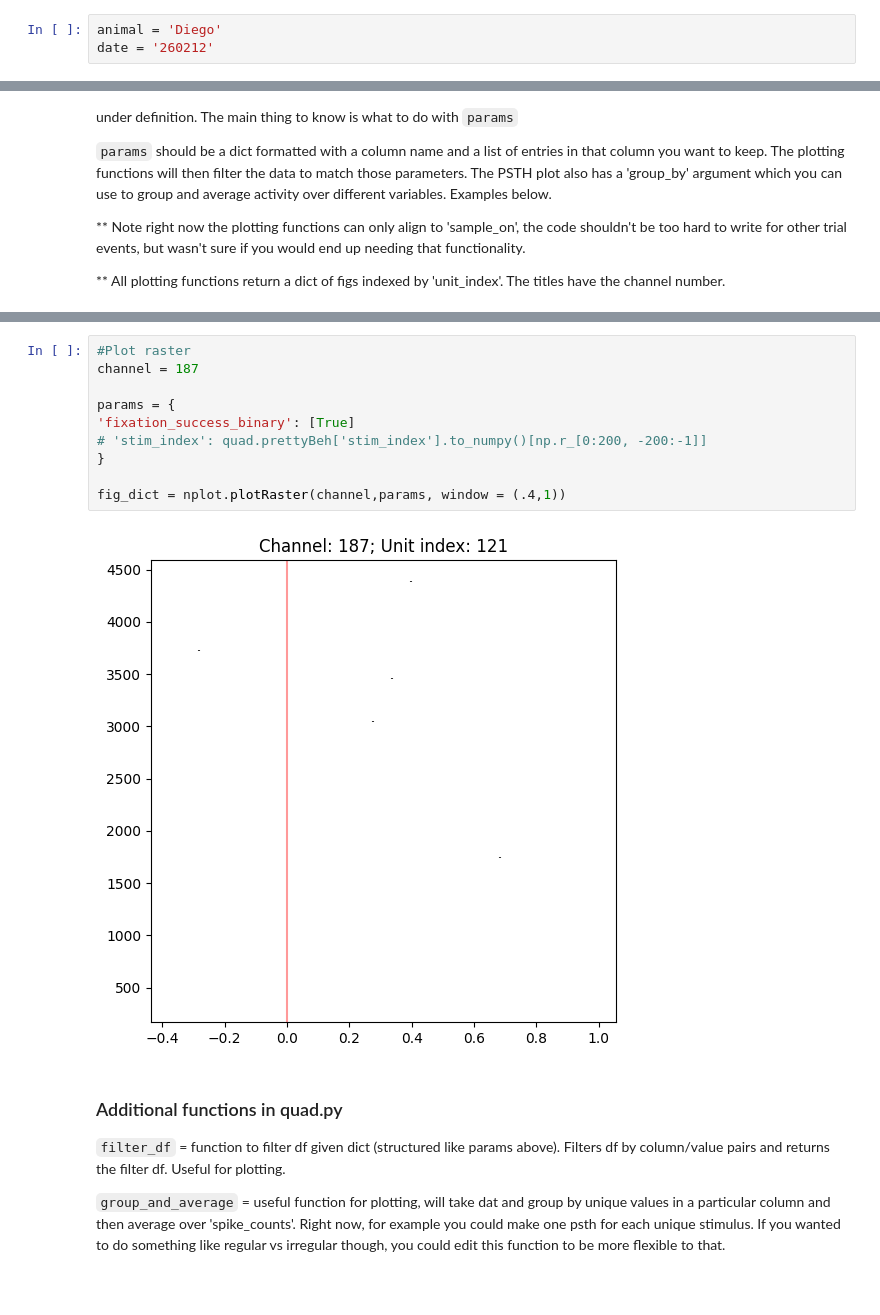
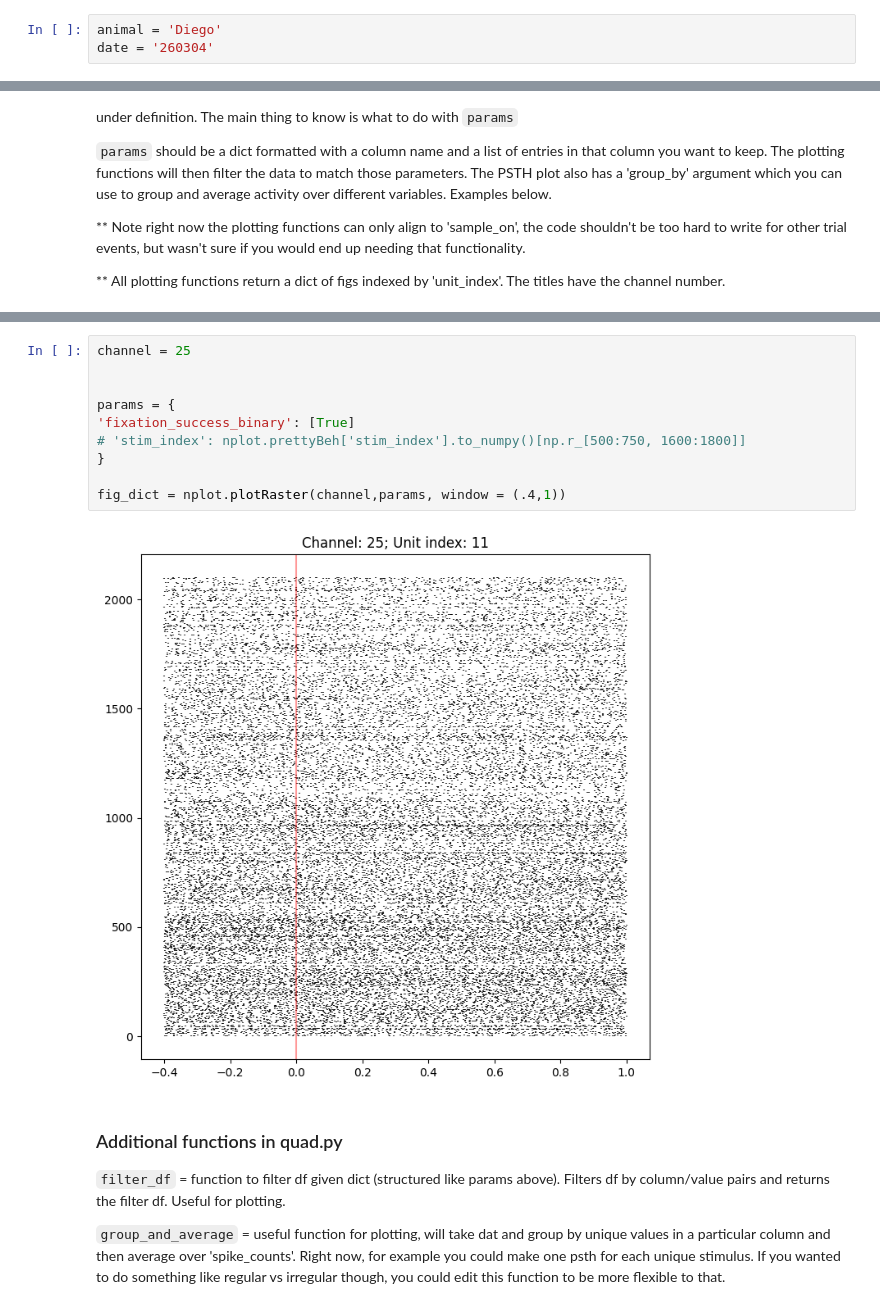
Before and after one commit to danhan51/neuralplot, a Jupyter notebook: neuralplot_nb.ipynb, the cells around one changed output, grey strips where cells are left out. Cells and saved outputs as stored; diff of their text form.

```diff
--- a/neuralplot_nb.ipynb
+++ b/neuralplot_nb.ipynb
@@ -22,6 +20,6 @@ read from t=0s to t=6441.96s
 # %%
 animal = 'Diego'
-date = '260212'
+date = '260304'
 # %%
 #NOTE: Change paths to local dirs in this function >>
 nplot = loadNeuralplot(animal, date)
@@ -134,15 +130,15 @@ fig_dict = nplot.plotPSTH(channel, params, group_by='fixation_success_binary', w
 # %%
-#Plot raster
-channel = 187
+channel = 25
+
 
 params = {
 'fixation_success_binary': [True]
-# 'stim_index': quad.prettyBeh['stim_index'].to_numpy()[np.r_[0:200, -200:-1]]
+# 'stim_index': nplot.prettyBeh['stim_index'].to_numpy()[np.r_[500:750, 1600:1800]]
 }
 
 fig_dict = nplot.plotRaster(channel,params, window = (.4,1))
 # %% [output]
-[figure, old version]
+[figure, new version]
 # %% [markdown]
 ### Additional functions in quad.py
 
```
Also changed, not shown: parts of 8 cells of this notebook, 4 other files.
